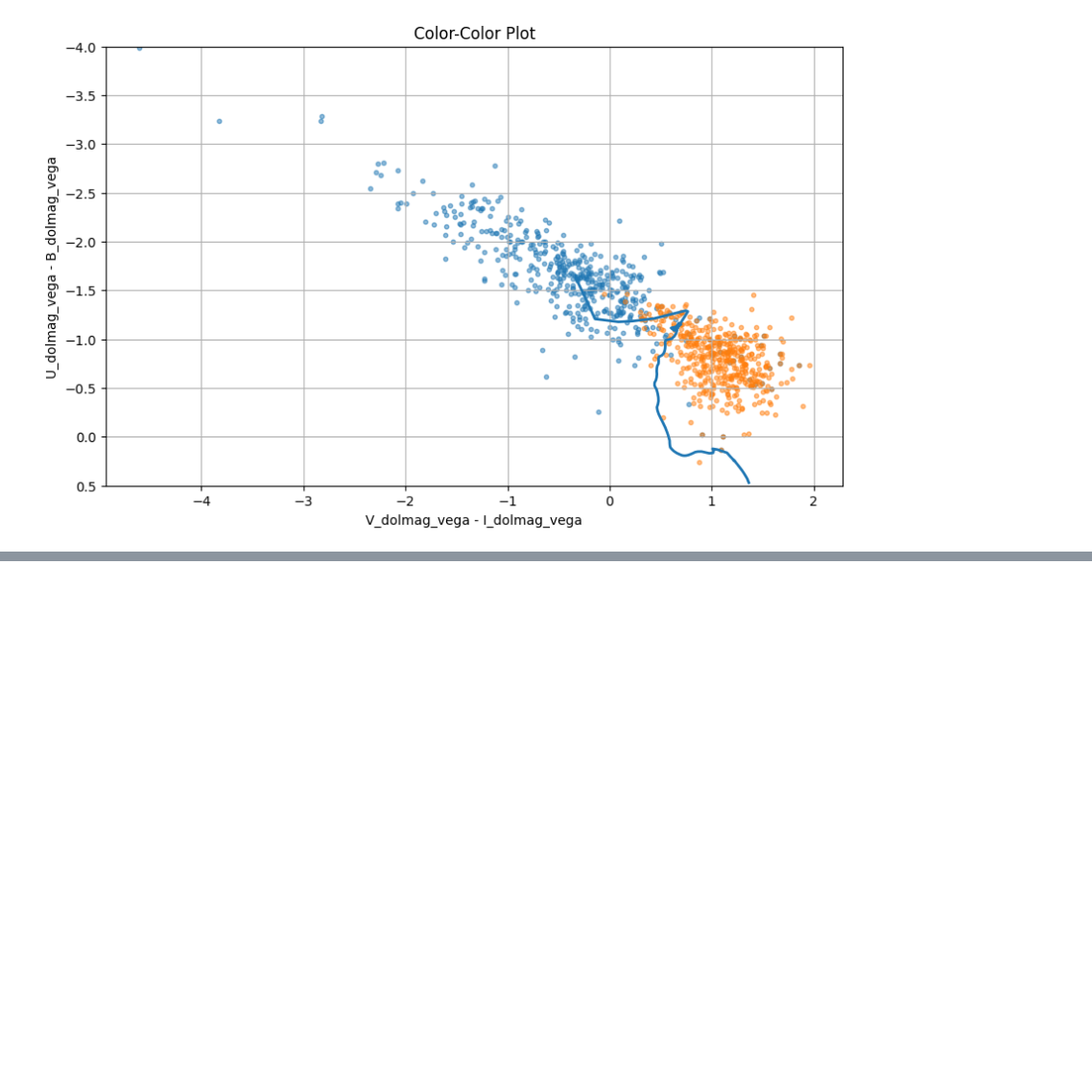
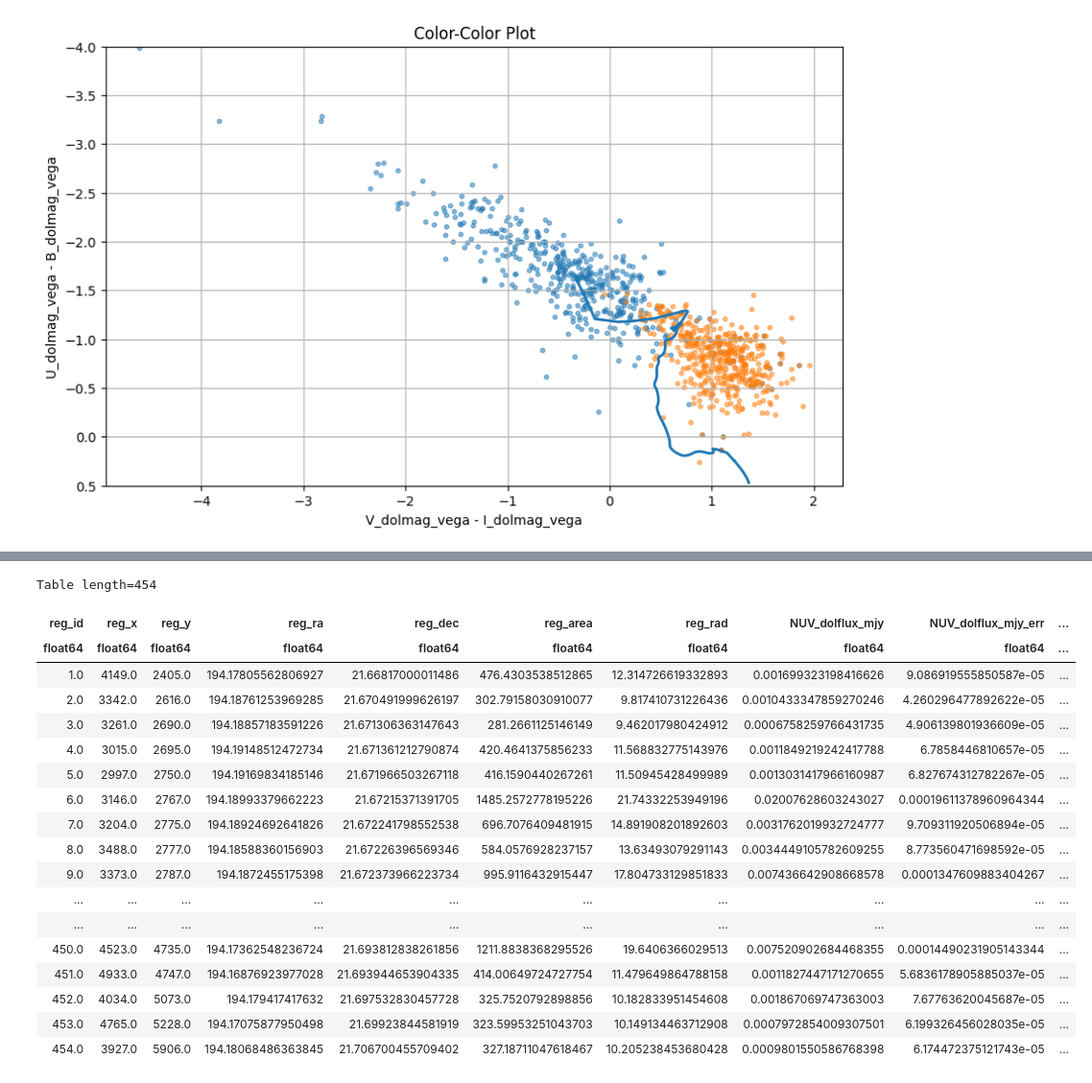
Before and after one commit to kilarson/msa, a Jupyter notebook: msa_cigale.ipynb, the cells around one changed output, grey strips where cells are left out. Shown at 96% size. Drawn from its saved outputs; the diff is of its cells as text; code cells hidden in the pictures; blank space fills up the shorter version.

```diff
--- a/msa_cigale.ipynb
+++ b/msa_cigale.ipynb
@@ -221 +308,31 @@ plt.show()
+# %%
+#need to read-in for cigale_pipe3
+#reginfo and
+#dolphot photometry -> update this file with Chris's measurements then run pipe3
+
+pipefile = google_dir+'PHANGS_IR4_hst_wfc3_ngc4826_v1p3_multi_assoc-nuvselect-ws16pc-main.fits'
+pipe_tbl = Table.read(pipefile, format='fits')
+pipe_df = pipe_tbl.to_pandas()
+
+pipe_tbl
+# %% [output]
+Table length=454
+| reg_id | reg_x | reg_y | reg_ra | reg_dec | reg_area | reg_rad | NUV_dolflux_mjy | NUV_dolflux_mjy_err | ... |
+| float64 | float64 | float64 | float64 | float64 | float64 | float64 | float64 | float64 | ... |
+| 1.0 | 4149.0 | 2405.0 | 194.17805562806927 | 21.66817000011486 | 476.4303538512865 | 12.314726619332893 | 0.001699323198416626 | 9.086919555850587e-05 | ... |
+| 2.0 | 3342.0 | 2616.0 | 194.18761253969285 | 21.670491999626197 | 302.79158030910077 | 9.817410731226436 | 0.0010433347859270246 | 4.260296477892622e-05 | ... |
+| 3.0 | 3261.0 | 2690.0 | 194.18857183591226 | 21.671306363147643 | 281.2661125146149 | 9.462017980424912 | 0.0006758259766431735 | 4.906139801936609e-05 | ... |
+| 4.0 | 3015.0 | 2695.0 | 194.19148512472734 | 21.671361212790874 | 420.4641375856233 | 11.568832775143976 | 0.0011849219242417788 | 6.7858446810657e-05 | ... |
+| 5.0 | 2997.0 | 2750.0 | 194.19169834185146 | 21.671966503267118 | 416.1590440267261 | 11.50945428499989 | 0.0013031417966160987 | 6.827674312782267e-05 | ... |
+| 6.0 | 3146.0 | 2767.0 | 194.18993379662223 | 21.67215371391705 | 1485.2572778195226 | 21.74332253949196 | 0.02007628603243027 | 0.00019611378960964344 | ... |
+| 7.0 | 3204.0 | 2775.0 | 194.18924692641826 | 21.672241798552538 | 696.7076409481915 | 14.891908201892603 | 0.0031762019932724777 | 9.709311920506894e-05 | ... |
+| 8.0 | 3488.0 | 2777.0 | 194.18588360156903 | 21.67226396569346 | 584.0576928237157 | 13.63493079291143 | 0.0034449105782609255 | 8.773560471698592e-05 | ... |
+| 9.0 | 3373.0 | 2787.0 | 194.1872455175398 | 21.672373966223734 | 995.9116432915447 | 17.804733129851833 | 0.007436642908668578 | 0.0001347609883404267 | ... |
+| ... | ... | ... | ... | ... | ... | ... | ... | ... | ... |
+| ... | ... | ... | ... | ... | ... | ... | ... | ... | ... |
+| 450.0 | 4523.0 | 4735.0 | 194.17362548236724 | 21.693812838261856 | 1211.8838368295526 | 19.6406366029513 | 0.007520902684468355 | 0.00014490231905143344 | ... |
+| 451.0 | 4933.0 | 4747.0 | 194.16876923977028 | 21.693944653904335 | 414.00649724727754 | 11.479649864788158 | 0.0011827447171270655 | 5.6836178905885037e-05 | ... |
+| 452.0 | 4034.0 | 5073.0 | 194.179417417632 | 21.697532830457728 | 325.7520792898856 | 10.182833951454608 | 0.001867069747363003 | 7.67763620045687e-05 | ... |
+| 453.0 | 4765.0 | 5228.0 | 194.17075877950498 | 21.69923844581919 | 323.59953251043703 | 10.149134463712908 | 0.0007972854009307501 | 6.199326456028035e-05 | ... |
+| 454.0 | 3927.0 | 5906.0 | 194.18068486363845 | 21.706700455709402 | 327.18711047618467 | 10.205238453680428 | 0.0009801550586768398 | 6.174472375121743e-05 | ... |
 # %%
```
Also changed, not shown: parts of 12 cells of this notebook.
